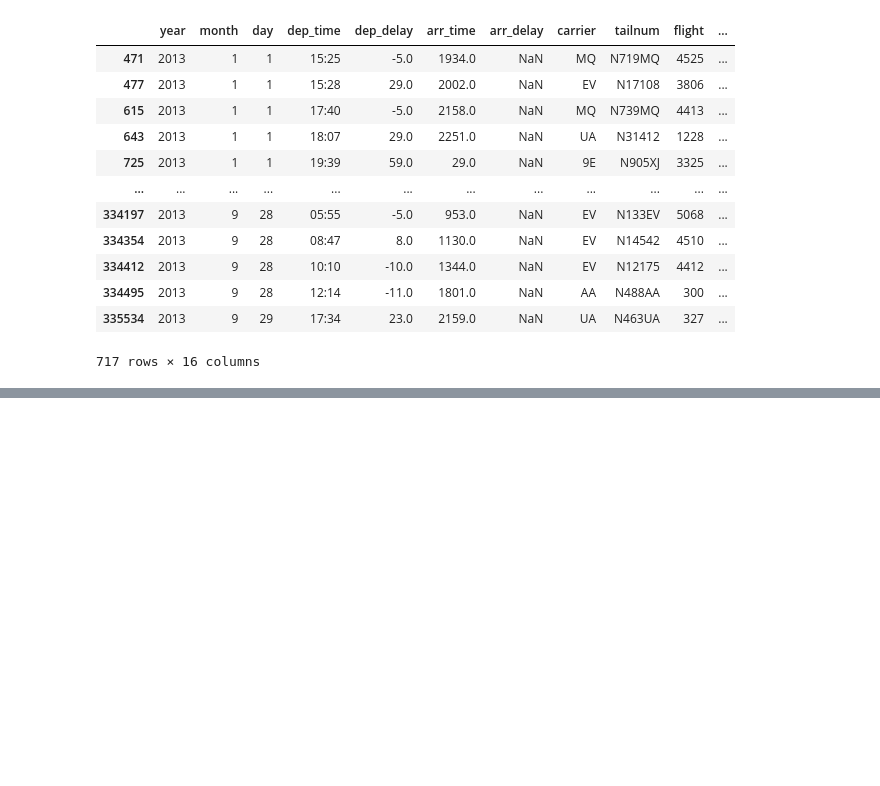
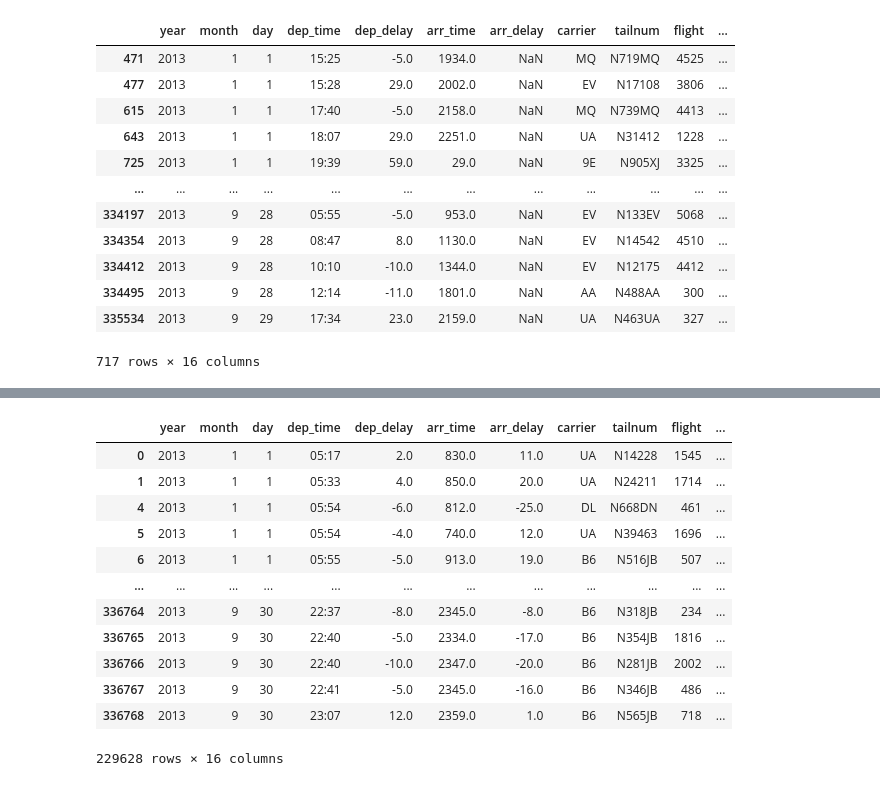
Before and after one commit to Cutieri/Flight_analysis, a Jupyter notebook: notebooks/data_exploration.ipynb, the cells around one changed output, grey strips where cells are left out. Saved outputs shown, nothing was run; the diff lists cells and outputs as text; code cells hidden in the pictures; blank space fills up the shorter version.

```diff
--- a/notebooks/data_exploration.ipynb
+++ b/notebooks/data_exploration.ipynb
@@ -69,3 +70,17 @@ df
 | 336768 | 2013 | 9 | 30 | 23:07 | 12.0 | 2359.0 | 1.0 | B6 | N565JB | 718 | ... |
 | 336769 | 2013 | 9 | 30 | 23:49 | -10.0 | 325.0 | -25.0 | B6 | N516JB | 745 | ... |
 328063 rows × 16 columns
+# %%
+df = df.copy()
+
+# Converter para string com zeros à esquerda
+df["air_time"] = df["air_time"].astype(pd.Int64Dtype()).astype(str).str.zfill(4)
+
+# Converter para datetime e formatar como HH:MM
+df["air_time"] = pd.to_datetime(
+    df["air_time"],
+    format="%H%M",
+    errors="coerce"
+).dt.strftime("%H:%M")
+
+df
@@ -105,3 +134,5 @@ df[df["arr_delay"].isnull()]
 | 334495 | 2013 | 9 | 28 | 12:14 | -11.0 | 1801.0 | NaN | AA | N488AA | 300 | ... |
 | 335534 | 2013 | 9 | 29 | 17:34 | 23.0 | 2159.0 | NaN | UA | N463UA | 327 | ... |
 717 rows × 16 columns
+# %%
+df_clean = df.dropna()
@@ -107,0 +159,16 @@ df[df["arr_delay"].isnull()]
+# %%
+df_clean
+# %% [output]
+|  | year | month | day | dep_time | dep_delay | arr_time | arr_delay | carrier | tailnum | flight | ... |
+| 0 | 2013 | 1 | 1 | 05:17 | 2.0 | 830.0 | 11.0 | UA | N14228 | 1545 | ... |
+| 1 | 2013 | 1 | 1 | 05:33 | 4.0 | 850.0 | 20.0 | UA | N24211 | 1714 | ... |
+| 4 | 2013 | 1 | 1 | 05:54 | -6.0 | 812.0 | -25.0 | DL | N668DN | 461 | ... |
+| 5 | 2013 | 1 | 1 | 05:54 | -4.0 | 740.0 | 12.0 | UA | N39463 | 1696 | ... |
+| 6 | 2013 | 1 | 1 | 05:55 | -5.0 | 913.0 | 19.0 | B6 | N516JB | 507 | ... |
+| ... | ... | ... | ... | ... | ... | ... | ... | ... | ... | ... | ... |
+| 336764 | 2013 | 9 | 30 | 22:37 | -8.0 | 2345.0 | -8.0 | B6 | N318JB | 234 | ... |
+| 336765 | 2013 | 9 | 30 | 22:40 | -5.0 | 2334.0 | -17.0 | B6 | N354JB | 1816 | ... |
+| 336766 | 2013 | 9 | 30 | 22:40 | -10.0 | 2347.0 | -20.0 | B6 | N281JB | 2002 | ... |
+| 336767 | 2013 | 9 | 30 | 22:41 | -5.0 | 2345.0 | -16.0 | B6 | N346JB | 486 | ... |
+| 336768 | 2013 | 9 | 30 | 23:07 | 12.0 | 2359.0 | 1.0 | B6 | N565JB | 718 | ... |
+229628 rows × 16 columns
```
Also changed, not shown: parts of 9 cells of this notebook.
